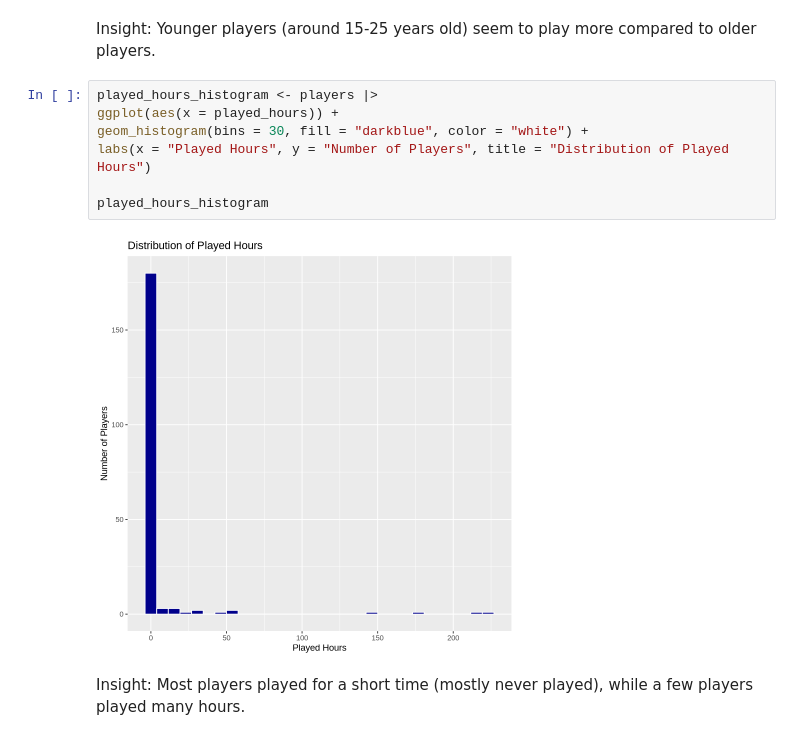
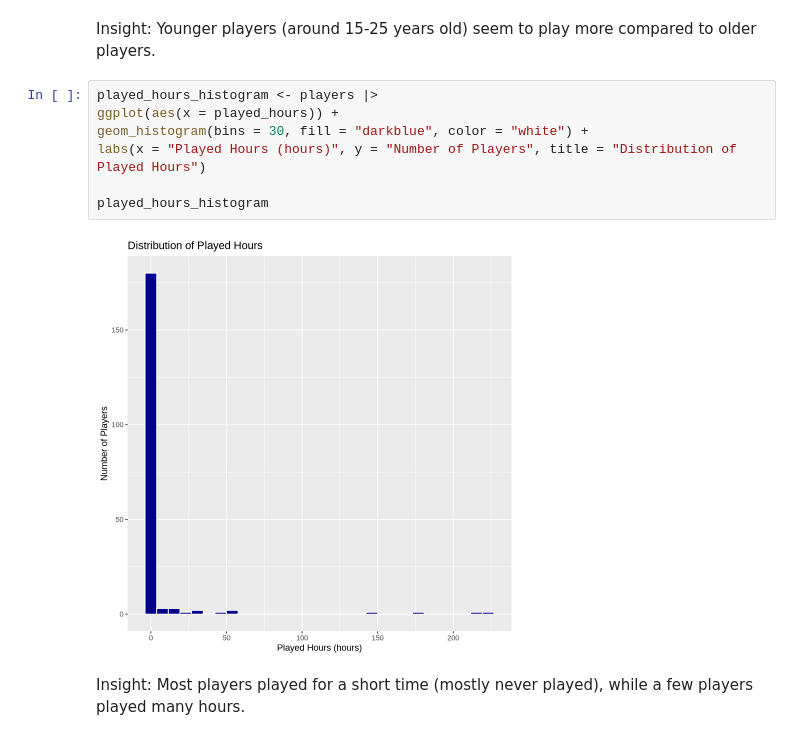
Before and after one commit to kyincrl/dsci100_individual_project, a Jupyter notebook: individualreport.ipynb, the cells around one changed output. Saved outputs shown, nothing was run; the diff lists cells and outputs as text.

Commit message:
Added units
added units where it is necessary in the plots.

```diff
--- a/individualreport.ipynb
+++ b/individualreport.ipynb
@@ -220,12 +220,12 @@ Insight: Younger players (around 15-25 years old) seem to play more compared to
 # %%
 played_hours_histogram <- players |>
 ggplot(aes(x = played_hours)) +
 geom_histogram(bins = 30, fill = "darkblue", color = "white") +
-labs(x = "Played Hours", y = "Number of Players", title = "Distribution of Played Hours")
+labs(x = "Played Hours (hours)", y = "Number of Players", title = "Distribution of Played Hours")
 
 played_hours_histogram
 # %% [output]
-[figure, old version]
+[figure, new version]
 # %% [markdown]
 Insight: Most players played for a short time (mostly never played), while a few players played many hours.
 # %%
```
Also changed, not shown: parts of 2 cells of this notebook.
